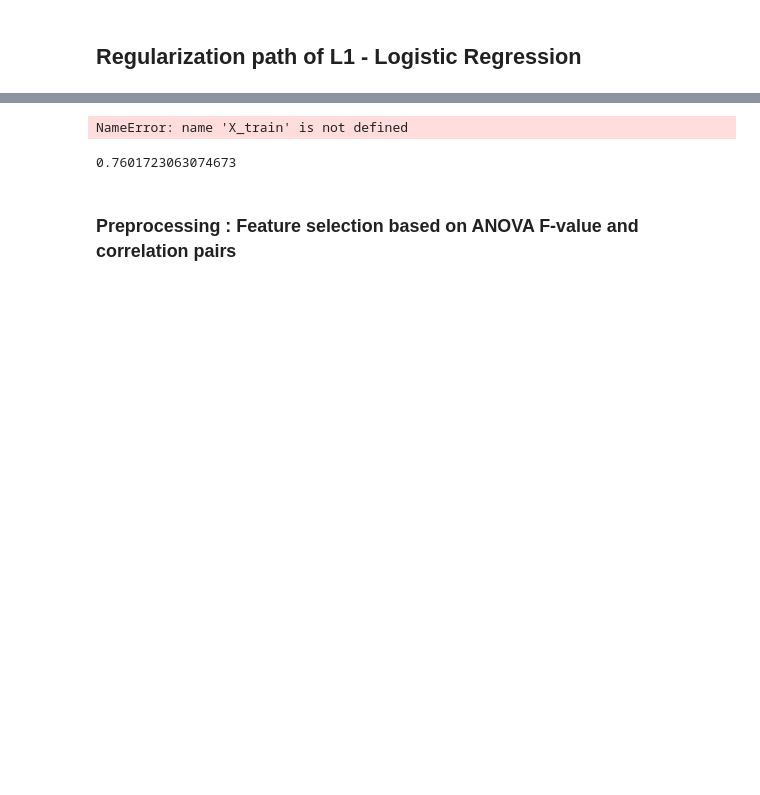
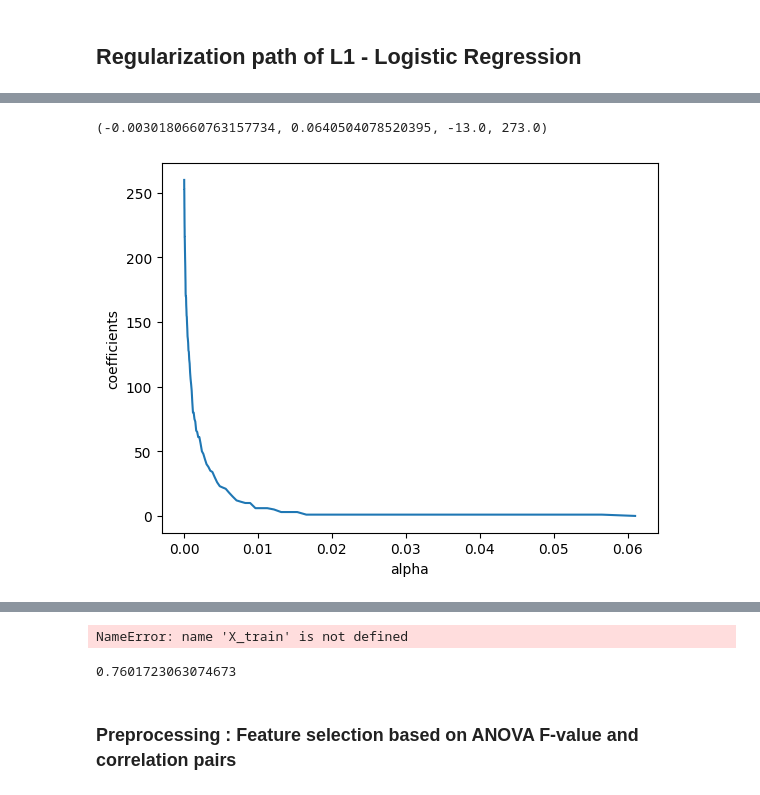
Before and after one commit to WitnesChan/model_analizer, a Jupyter notebook: notebooks/lasso_model.ipynb, the cells around one changed output, grey strips where cells are left out. Drawn from its saved outputs; the diff is of its cells as text; code cells hidden in the pictures; blank space fills up the shorter version.

```diff
--- a/notebooks/lasso_model.ipynb
+++ b/notebooks/lasso_model.ipynb
@@ -49,0 +87,12 @@ X_train.shape, X_test.shape
+# %%
+plt.figure(1)
+
+plt.plot(alphas_lasso, np.sum(coefs_lasso != 0, axis = 0))
+plt.xlabel("alpha")
+plt.ylabel("coefficients")
+# plt.title("Lasso and Elastic-Net Paths")
+# plt.legend((l1[-1], l2[-1]), ("Lasso", "Elastic-Net"), loc="lower left")
+plt.axis("tight")
+# %% [output]
+(-0.0030180660763157734, 0.0640504078520395, -13.0, 273.0)
+[figure, added]
```
Also changed, not shown: parts of 14 cells of this notebook, 29 other files.
